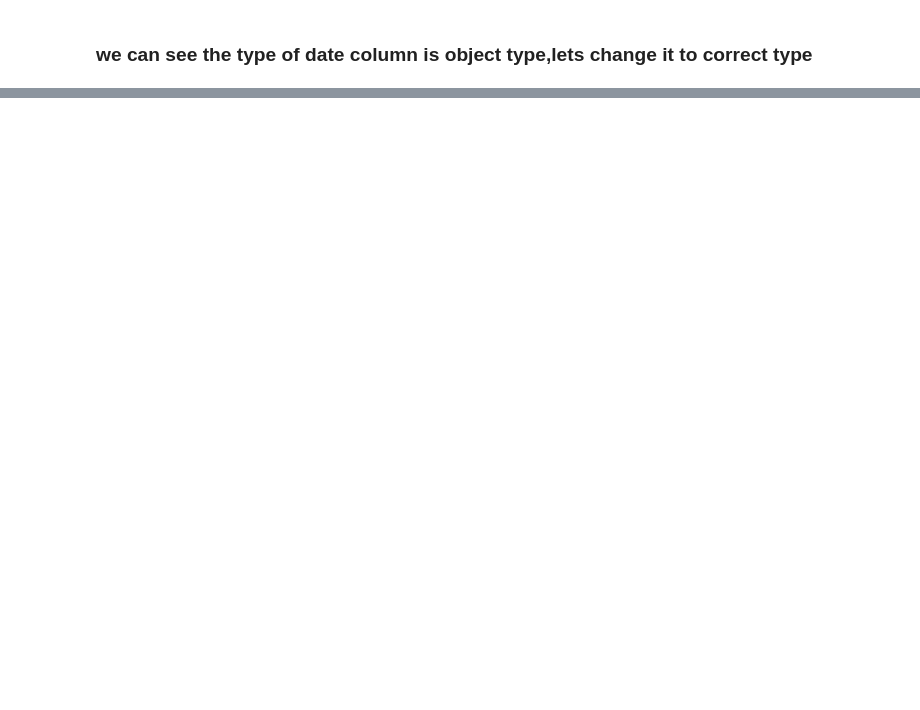
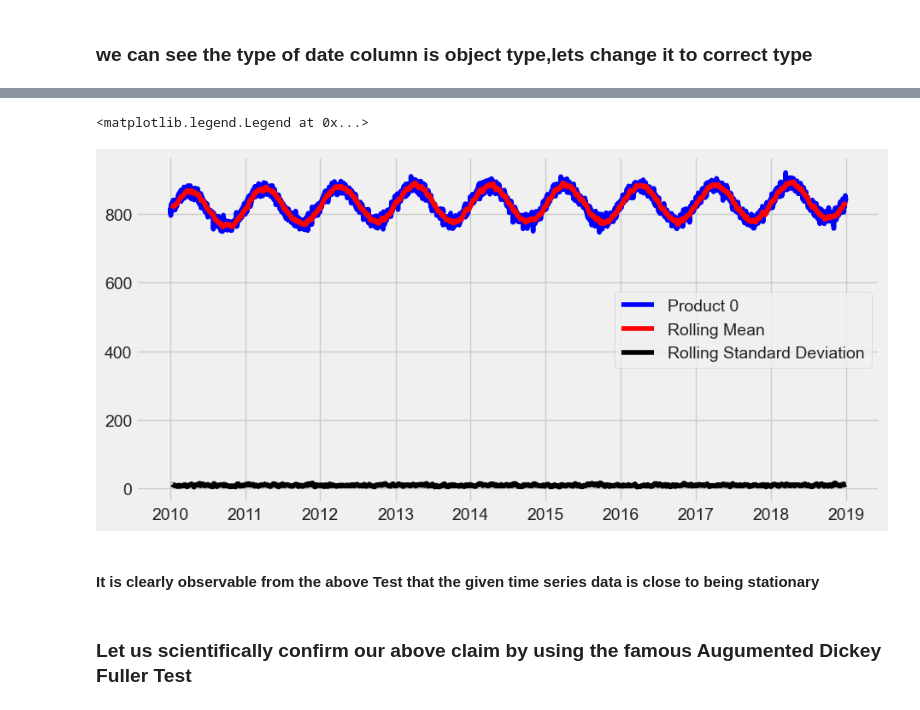
Before and after one commit to MANISH-KUMAR-CODES/forecasting-on-store-products, a Jupyter notebook: Time_Series_Forecasting_on_Store_Sales.ipynb, the cells around one changed output, grey strips where cells are left out. Drawn from its saved outputs; the diff is of its cells as text; code cells hidden in the pictures; blank space fills up the shorter version.

```diff
--- a/Time_Series_Forecasting_on_Store_Sales.ipynb
+++ b/Time_Series_Forecasting_on_Store_Sales.ipynb
@@ -60,0 +61,6 @@ Name: store, dtype: int64
+# %%
+train_df['Date'] = pd.to_datetime(train_df['Date'])
+## changing column name from numbers_sold to sold
+new_columns = ['Date','Store','Products','Sold']
+train_df.columns = new_columns
+test_df.columns = new_columns
@@ -60,0 +98,2 @@ Name: store, dtype: int64
+# %%
+train_df.set_index('Date', inplace= True)
@@ -60,0 +112,4 @@ Name: store, dtype: int64
+# %%
+## Store with product id 0
+s1p1 =train_df[(train_df['Store']==0) & (train_df['Products']==0)]
+s1p1.head()
@@ -60,0 +153,16 @@ Name: store, dtype: int64
+# %%
+average = s1p1['Sold'].dropna().rolling(window = 12).mean() #Rolling Average year
+std = s1p1['Sold'].dropna().rolling(window = 12).std() #Rolling Standard Deviation
+# %%
+plt.figure(figsize = (10 , 5))
+plt.plot(s1p1.index, s1p1['Sold'],c = 'b',label='Product 0')
+plt.plot(average , c = 'r' , label = 'Rolling Mean' )
+plt.plot(std , c = 'black' , label = 'Rolling Standard Deviation')
+plt.legend()
+# %% [output]
+<matplotlib.legend.Legend at 0x...>
+[figure, added]
+# %% [markdown]
+#### It is clearly observable from the above Test that the given time series data is close to being stationary
+# %% [markdown]
+### Let us scientifically confirm our above claim by using the famous Augumented Dickey Fuller Test
```
Also changed, not shown: parts of 17 cells of this notebook.
